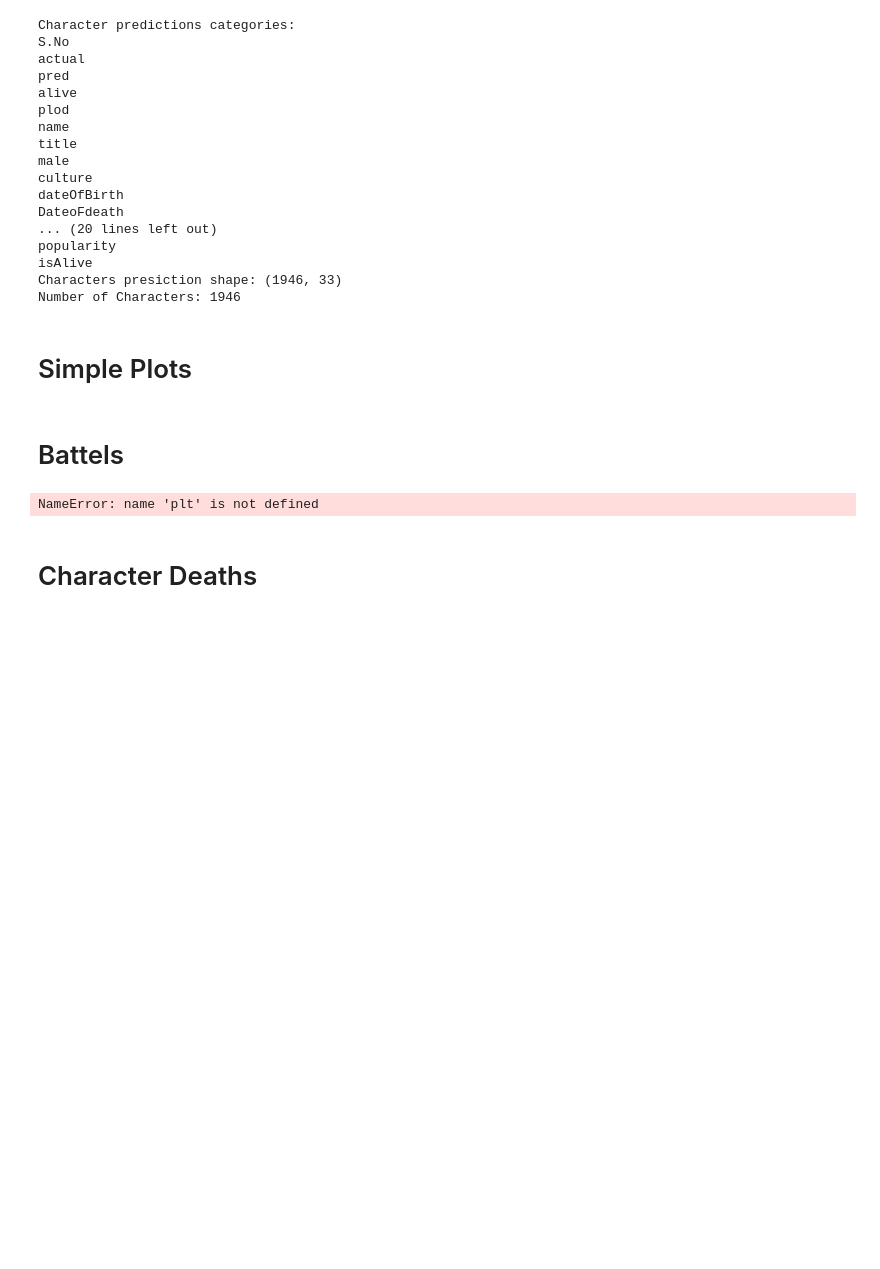
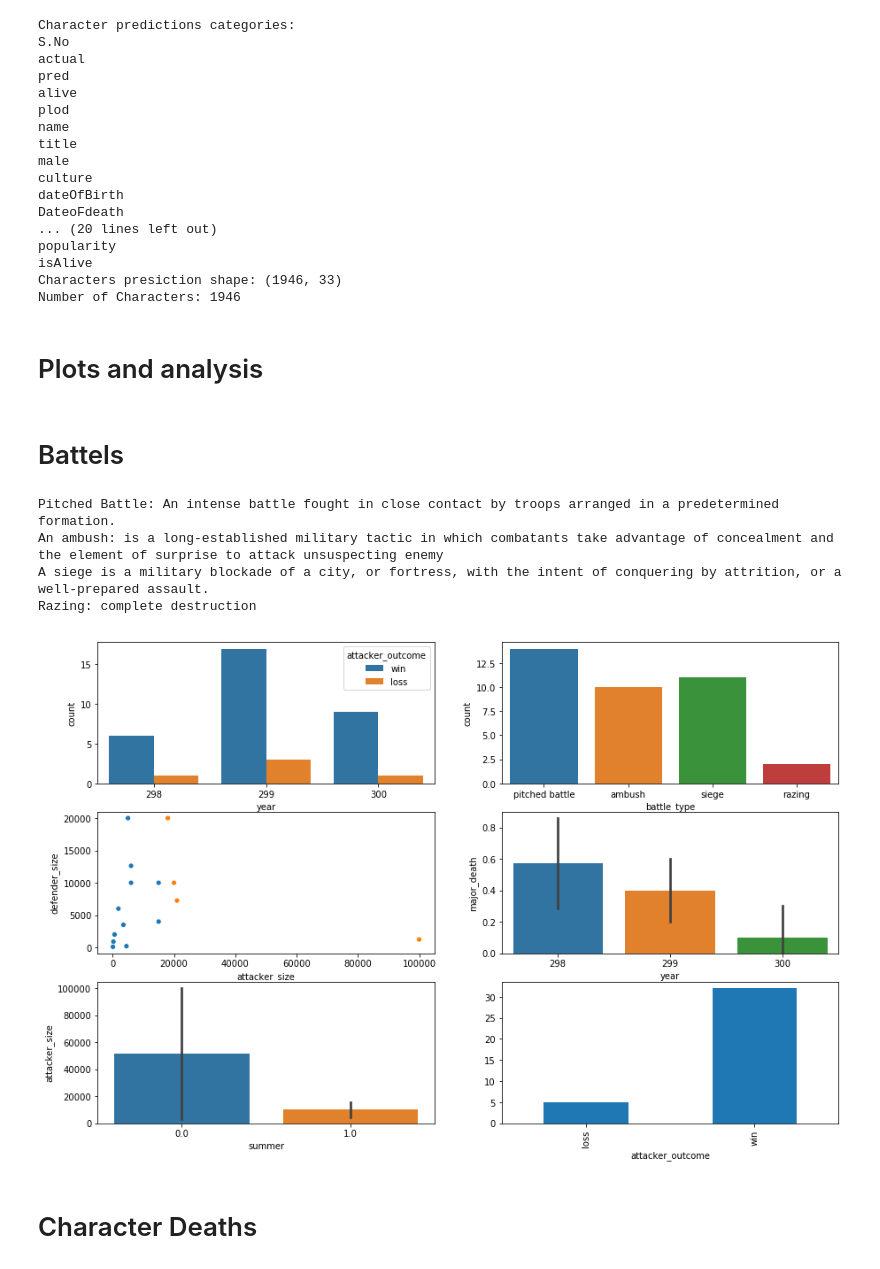
Before and after one commit to MariaPershina/ACC_Final, a Jupyter notebook: Vortrag.ipynb, the cells around one changed output. Cells and saved outputs as stored; diff of their text form; code cells hidden in the pictures; blank space fills up the shorter version.

```diff
--- a/Vortrag.ipynb
+++ b/Vortrag.ipynb
@@ -15,7 +17,7 @@ from pandas import DataFrame
 # %% [markdown]
 First, we simply plot the data to get a feeling for it's content:
 # %%
-dataFrameBattels = pd.read_csv("./battles.csv")
+dataFrameBattels = pd.read_csv("gameofthrones/battles.csv")
 
 #Battels DataFrame
 print('Battels categories: ')
@@ -24,10 +26,3 @@ for i in dataFrameBattels.columns: print(i)
 print('Battels Shape:' + str(dataFrameBattels.shape))
 
 print("Number of battels: " + str(dataFrameBattels.battle_number.nunique()))
-
-
-
-
-#print('Battels Categories: ' + type(dataFrameBattels))
-
-#fig, axes = plt.subplots(nrows=2,ncols=3, figsize=(15,10))
@@ -85,31 +98,40 @@ isAlive
 Characters presiction shape: (1946, 33)
 Number of Characters: 1946
 # %% [markdown]
-# Simple Plots
+# Plots and analysis
 # %% [markdown]
 # Battels
 # %%
-fig, axes = plt.subplots(nrows=2,ncols=2, figsize=(15,10))
+fig, axes = plt.subplots(nrows=3,ncols=2, figsize=(15,10))
 
 print('Pitched Battle: An intense battle fought in close contact by troops arranged in a predetermined formation.')
 print('An ambush: is a long-established military tactic in which combatants take advantage of concealment and the element of surprise to attack unsuspecting enemy')
 print('A siege is a military blockade of a city, or fortress, with the intent of conquering by attrition, or a well-prepared assault.')
 print('Razing: complete destruction')
 
 sns.countplot(x = "year", hue = "attacker_outcome",data= dataFrameBattels, ax=axes[0][0])
 
 sns.countplot(x="battle_type",data= dataFrameBattels, ax=axes[0][1])
 
 df_no_nan = dataFrameBattels.dropna(subset=['attacker_size', 'defender_size', 'attacker_outcome'])
 
 sns.relplot(data = df_no_nan, x='attacker_size', y='defender_size',hue = "attacker_outcome", ax=axes[1][0])
 
 df_no_nan_2 = dataFrameBattels.dropna(subset=['year', 'major_death'])
 
 sns.barplot(x="year",y="major_death",data= df_no_nan_2, ax=axes[1][1])
+
+out=dataFrameBattels.groupby(["summer", 'attacker_outcome'])['attacker_size', 'defender_size'].mean().reset_index()
+sns.barplot(x = "summer", y= 'attacker_size', data=out,ax=axes[2][0])
+
+dataFrameBattels.groupby('attacker_outcome').size().plot(kind="bar",ax=axes[2][1])
 plt.close()
 # %% [output]
-NameError: name 'plt' is not defined
+Pitched Battle: An intense battle fought in close contact by troops arranged in a predetermined formation.
+An ambush: is a long-established military tactic in which combatants take advantage of concealment and the element of surprise to attack unsuspecting enemy
+A siege is a military blockade of a city, or fortress, with the intent of conquering by attrition, or a well-prepared assault.
+Razing: complete destruction
+[figure, added]
 # %% [markdown]
 # Character Deaths
 # %%
```
Also changed, not shown: parts of 5 cells of this notebook.
